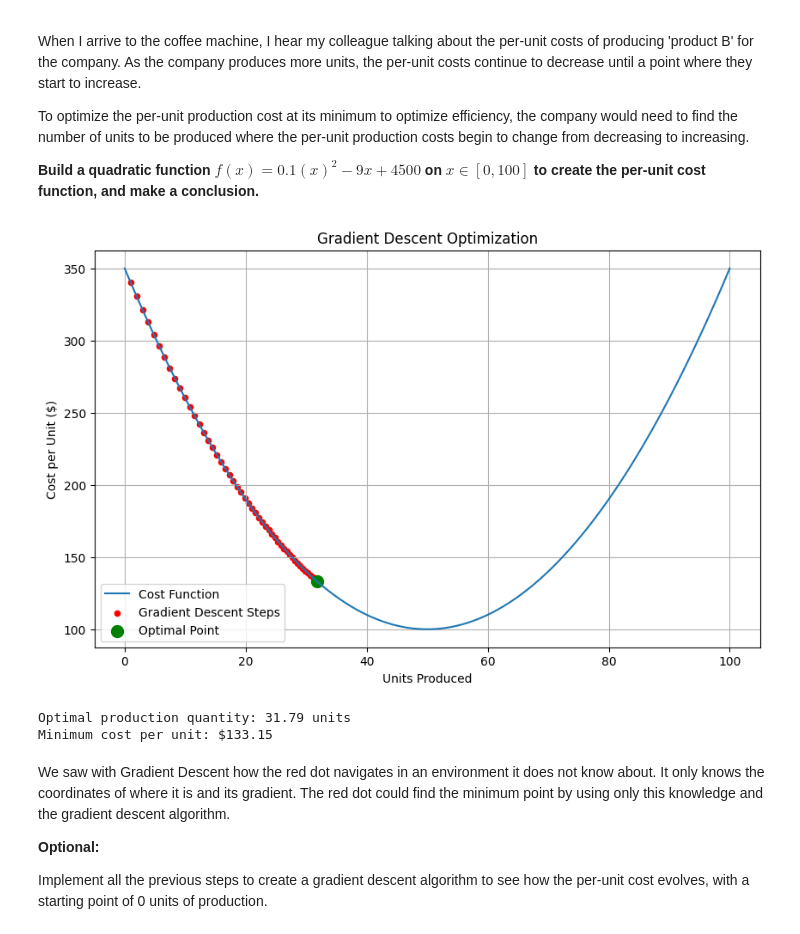
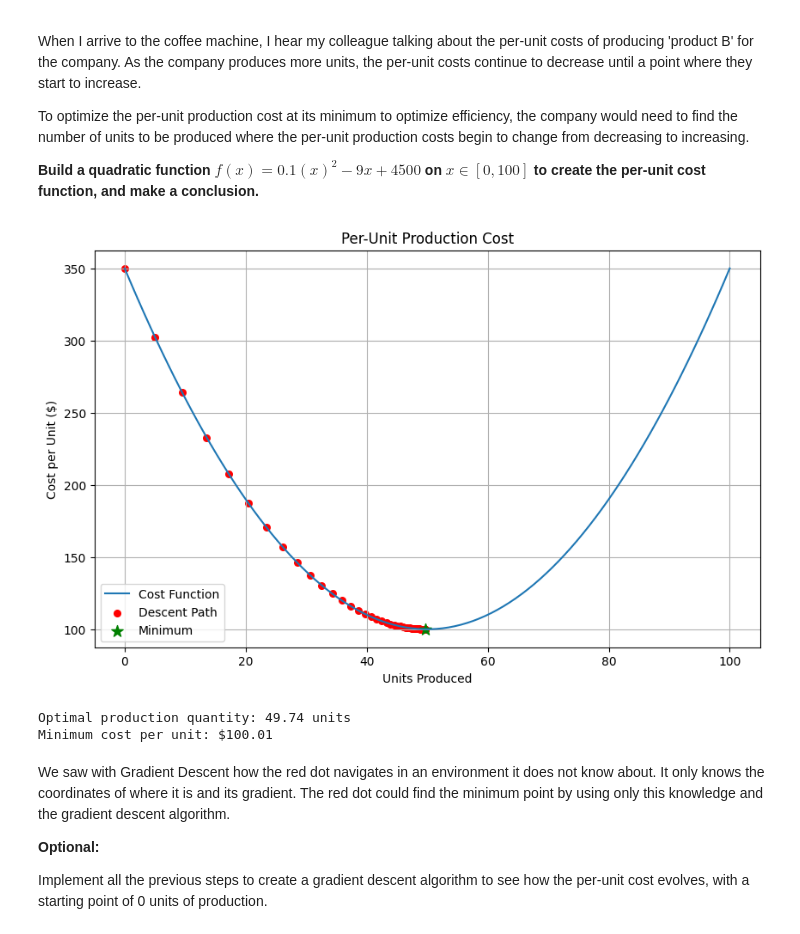
Before and after one commit to 4GeeksAcademy/BakuDShaggy-Calculus-Algebra, a Jupyter notebook: notebook/problems.ipynb, the cells around one changed output. Cells and saved outputs as stored; diff of their text form; code cells hidden in the pictures.

```diff
--- a/notebook/problems.ipynb
+++ b/notebook/problems.ipynb
@@ -280,35 +271,44 @@ To optimize the per-unit production cost at its minimum to optimize efficiency,
 
 **Build a quadratic function $f(x)=0.1(x)^2−9x +4500$ on $x∈[0,100]$ to create the per-unit cost function, and make a conclusion.**
 # %%
-# Define cost function
 def cost(x):
     return 0.1 * (x - 50)**2 + 100
 
-# Define derivative of cost function
 def d_cost(x):
     return 0.2 * (x - 50)
 
-# FIXED GRADIENT DESCENT (proper learning rate)
-def gradient_descent_cost(initial_x, learning_rate=3.0, nsteps=10):  # Increased learning rate
+# Improved Gradient Descent
+def gradient_descent_cost(initial_x, learning_rate=0.5, nsteps=50):
     x = initial_x
     history = [x]
-
     for _ in range(nsteps):
         x = x - learning_rate * d_cost(x)
         history.append(x)
-
     return x, history
 
 # Run gradient descent
 optimal_x, history = gradient_descent_cost(initial_x=0)
+optimal_cost = cost(optimal_x)
 
-# Plotting (keep your existing plot code)
+# Visualization
+x_vals = np.linspace(0, 100, 100)
+plt.figure(figsize=(10, 6))
+plt.plot(x_vals, cost(x_vals), label='Cost Function')
+plt.scatter(history, cost(np.array(history)), c='red', s=30, label='Descent Path')
+plt.scatter([optimal_x], [optimal_cost], c='green', s=100, marker='*', label='Minimum')
+plt.title('Per-Unit Production Cost')
+plt.xlabel('Units Produced')
+plt.ylabel('Cost per Unit ($)')
+plt.legend()
+plt.grid(True)
+plt.show()
+
 print(f"Optimal production quantity: {optimal_x:.2f} units")
-print(f"Minimum cost per unit: ${cost(optimal_x):.2f}")
+print(f"Minimum cost per unit: ${optimal_cost:.2f}")
 # %% [output]
-[figure, old version]
+[figure, new version]
-Optimal production quantity: 31.79 units
-Minimum cost per unit: $133.15
+Optimal production quantity: 49.74 units
+Minimum cost per unit: $100.01
 # %% [markdown]
 We saw with Gradient Descent how the red dot navigates in an environment it does not know about. It only knows the coordinates of where it is and its gradient. The red dot could find the minimum point by using only this knowledge and the gradient descent algorithm.
 
```
Also changed, not shown: parts of 2 cells of this notebook.
